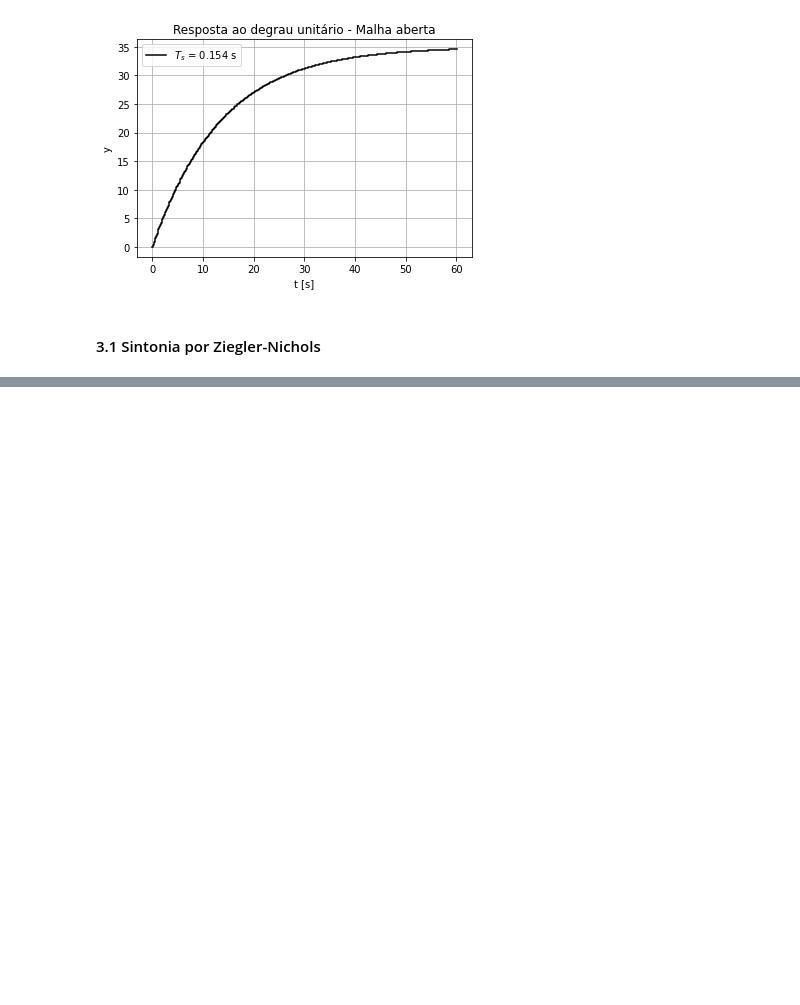
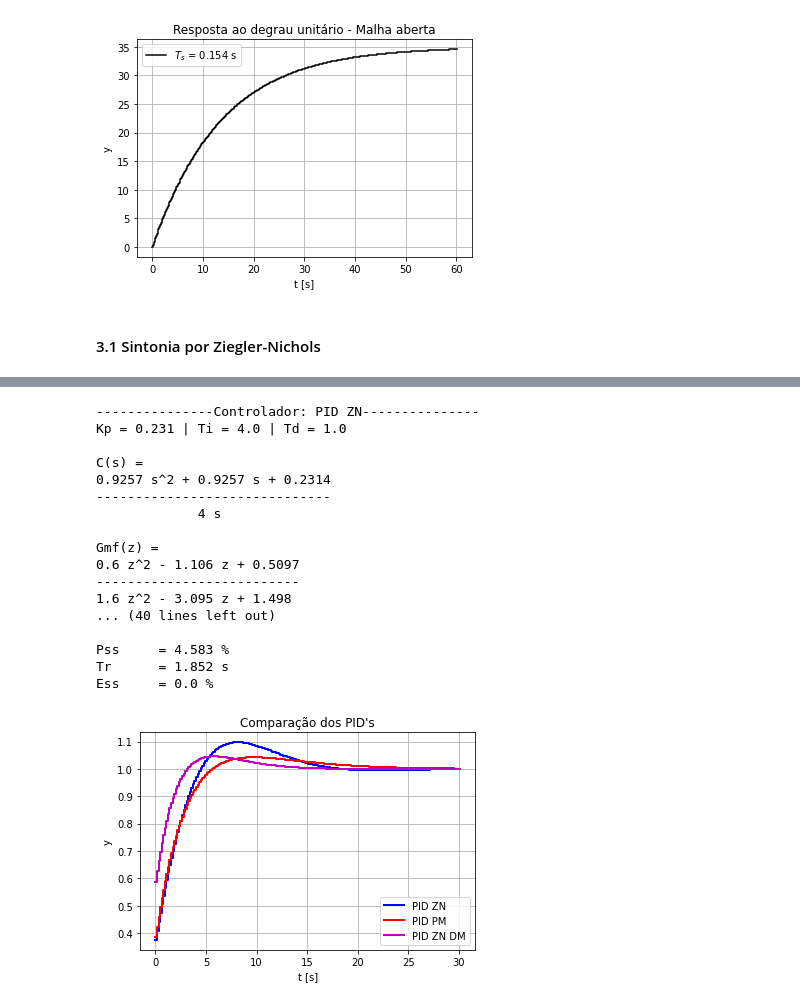
Before and after one commit to Widmark-Kaue/digital-signal-processing, a Jupyter notebook: avl1.ipynb, the cells around one changed output, grey strips where cells are left out. Cells and saved outputs as stored; diff of their text form; code cells hidden in the pictures; blank space fills up the shorter version.

```diff
--- a/avl1.ipynb
+++ b/avl1.ipynb
@@ -251,0 +357,59 @@ Tr      = 3.241 s
+# %%
+PID = ['PID ZN', 'PID PM', 'PID ZN DM']
+KP  = [Kp[-1]]+Kp_adj
+TI  = [Ti[-1]]+Ti_adj
+TD  = [Td[-1]]+Td_adj
+
+num, den = m.pade(T = 2)
+for i in range(len(PID)):
+    print(15*'-'+f'Controlador: {PID[i]}'+15*'-')
+    print(f'Kp = {round(KP[i],3)} | Ti = {round(TI[i],3)} | Td = {round(TD[i],3)}\n')
+
+    s = m.tf('s')
+    Cs =KP[i]*(1+ TD[i]*s + 1/(TI[i]*s) )
+    Gsma = Cs*Gs
+
+    print(f'C(s) = {Cs}')
+
+    Gzma = m.c2d(Gsma,Tsf, 'zoh')
+    Gzmf = m.feedback(Gzma, 1)
+
+    print(f'Gmf(z) = {Gzmf}')
+
+    y,t = m.step(Gzmf,30, X0 = 0)
+    plt.step(t,y, color[i+1], where = 'post', label = PID[i], linewidth = 2)
+
+    # Step-Response Characteristics
+    stInf = m.stepinfo(Gzmf, 30)
+    print(f"Pss\t= {round(stInf['Overshoot'],3)} %")
+    print(f"Tr\t= {round(stInf['RiseTime'],3)} s")
+    print(f"Ess\t= {round(abs(1 - stInf['SteadyStateValue'])*100,3)} %\n")
+
+plt.title("Comparação dos PID's")
+plt.xlabel('t [s]')
+plt.ylabel('y')
+
+plt.grid()
+plt.legend()
+if not Path(IMAGES, 'comp_PIDs.png').exists():
+        plt.savefig(f'{IMAGES}/comp_PIDs.png', dpi=720, format = 'png')
+plt.show()
+# %% [output]
+---------------Controlador: PID ZN---------------
+Kp = 0.231 | Ti = 4.0 | Td = 1.0
+
+C(s) =
+0.9257 s^2 + 0.9257 s + 0.2314
+------------------------------
+             4 s
+
+Gmf(z) =
+0.6 z^2 - 1.106 z + 0.5097
+--------------------------
+1.6 z^2 - 3.095 z + 1.498
+... (40 lines left out)
+
+Pss     = 4.583 %
+Tr      = 1.852 s
+Ess     = 0.0 %
+[figure, added]
```
Also changed, not shown: parts of 15 cells of this notebook.
